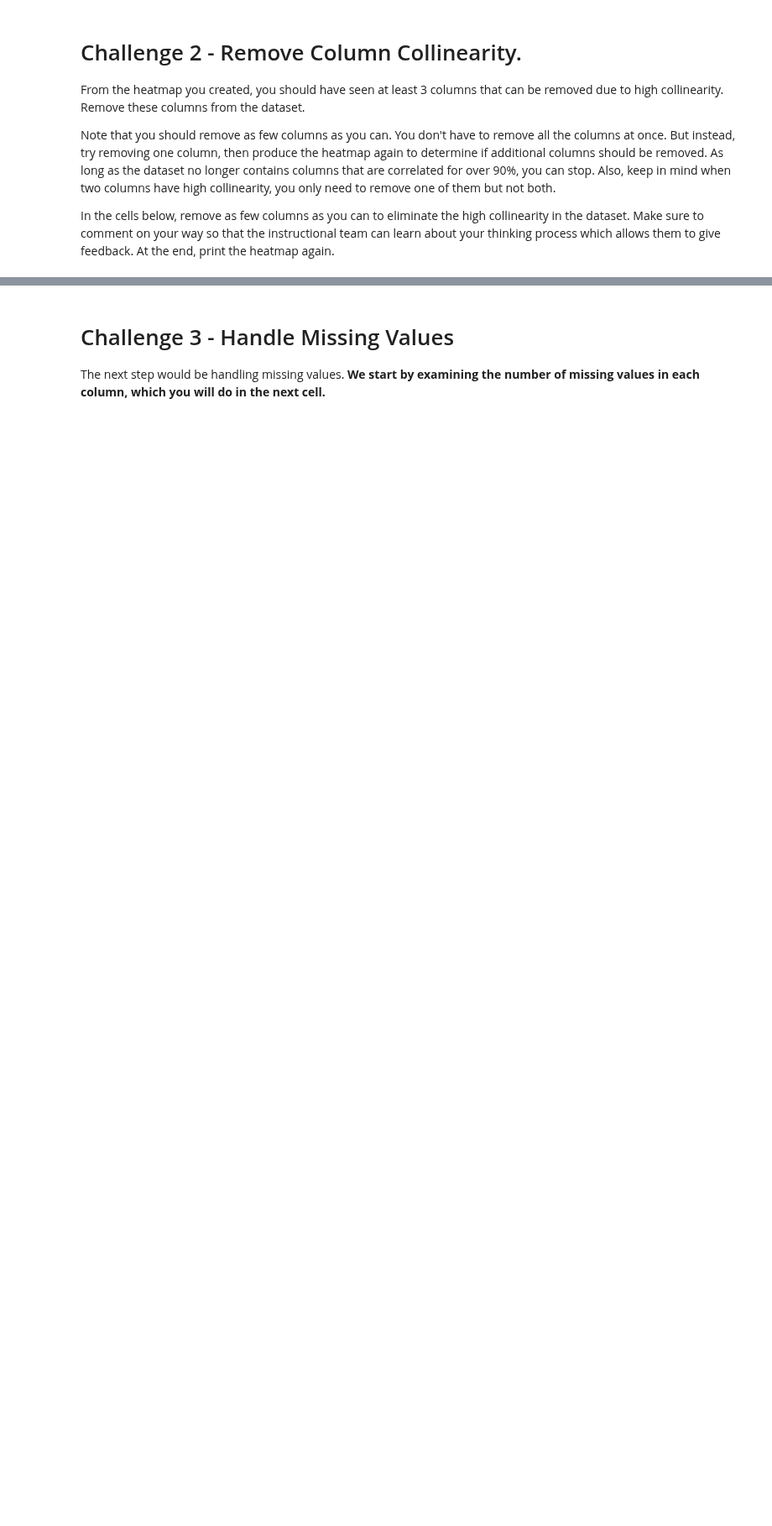
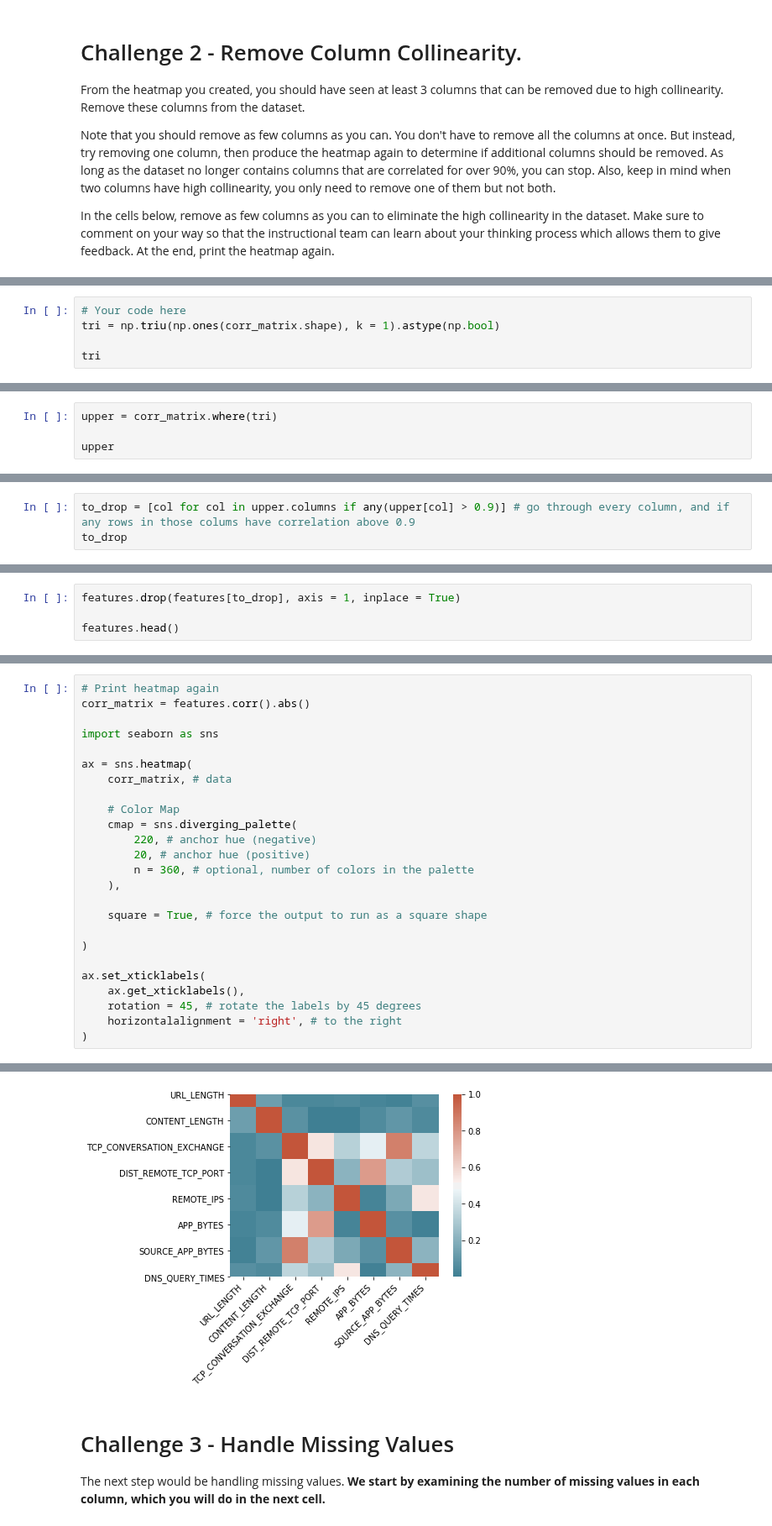
Before and after one commit to ironhack-labs/data-labs, a Jupyter notebook: module-3/lab-supervised-learning/your-code/main.ipynb, the cells around one changed output, grey strips where cells are left out. Shown at 84% size. Saved outputs shown, nothing was run; the diff lists cells and outputs as text; blank space fills up the shorter version.

```diff
--- a/module-3/lab-supervised-learning/your-code/main.ipynb
+++ b/module-3/lab-supervised-learning/your-code/main.ipynb
@@ -70,0 +174,5 @@ In the cells below, remove as few columns as you can to eliminate the high colli
+# %%
+# Your code here
+tri = np.triu(np.ones(corr_matrix.shape), k = 1).astype(np.bool)
+
+tri
@@ -70,0 +197,4 @@ In the cells below, remove as few columns as you can to eliminate the high colli
+# %%
+upper = corr_matrix.where(tri)
+
+upper
@@ -70,0 +216,3 @@ In the cells below, remove as few columns as you can to eliminate the high colli
+# %%
+to_drop = [col for col in upper.columns if any(upper[col] > 0.9)] # go through every column, and if any rows in those colums have correlation above 0.9
+to_drop
@@ -70,0 +225,4 @@ In the cells below, remove as few columns as you can to eliminate the high colli
+# %%
+features.drop(features[to_drop], axis = 1, inplace = True)
+
+features.head()
@@ -70,0 +240,26 @@ In the cells below, remove as few columns as you can to eliminate the high colli
+# %%
+# Print heatmap again
+corr_matrix = features.corr().abs()
+
+import seaborn as sns
+
+ax = sns.heatmap(
+    corr_matrix, # data
+
+    # Color Map
+    cmap = sns.diverging_palette(
+        220, # anchor hue (negative)
+        20, # anchor hue (positive)
+        n = 360, # optional, number of colors in the palette
+    ),
+
+    square = True, # force the output to run as a square shape
+
+)
+
+ax.set_xticklabels(
+    ax.get_xticklabels(),
+    rotation = 45, # rotate the labels by 45 degrees
+    horizontalalignment = 'right', # to the right
+)
+# %% [output]
@@ -71,3 +274,4 @@ In the cells below, remove as few columns as you can to eliminate the high colli
+[figure, added]
 # %% [markdown]
 # Challenge 3 - Handle Missing Values
 
```
Also changed, not shown: parts of 48 cells of this notebook.
